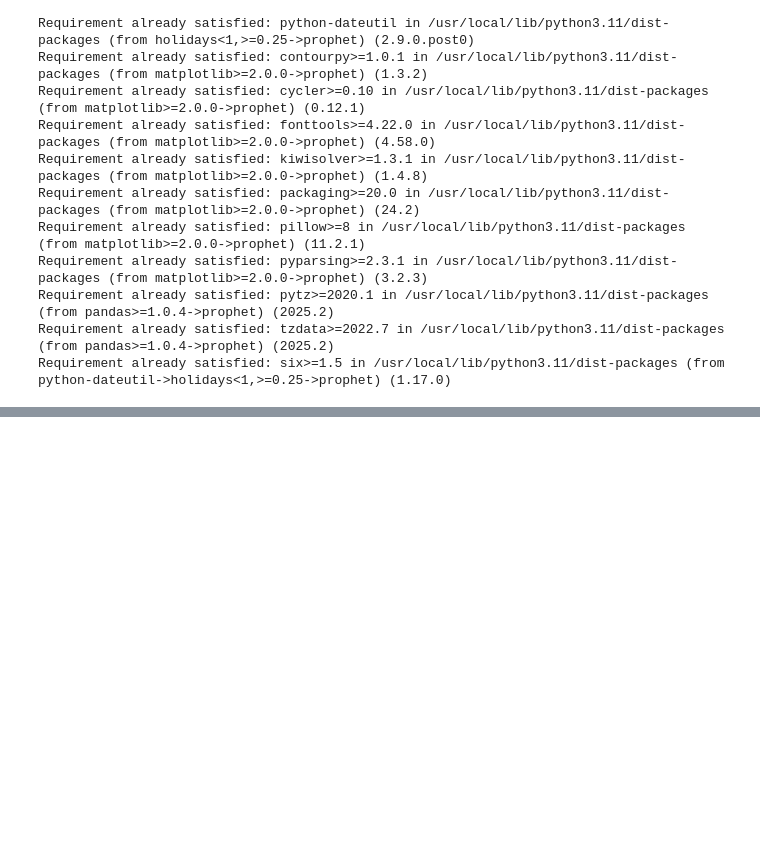
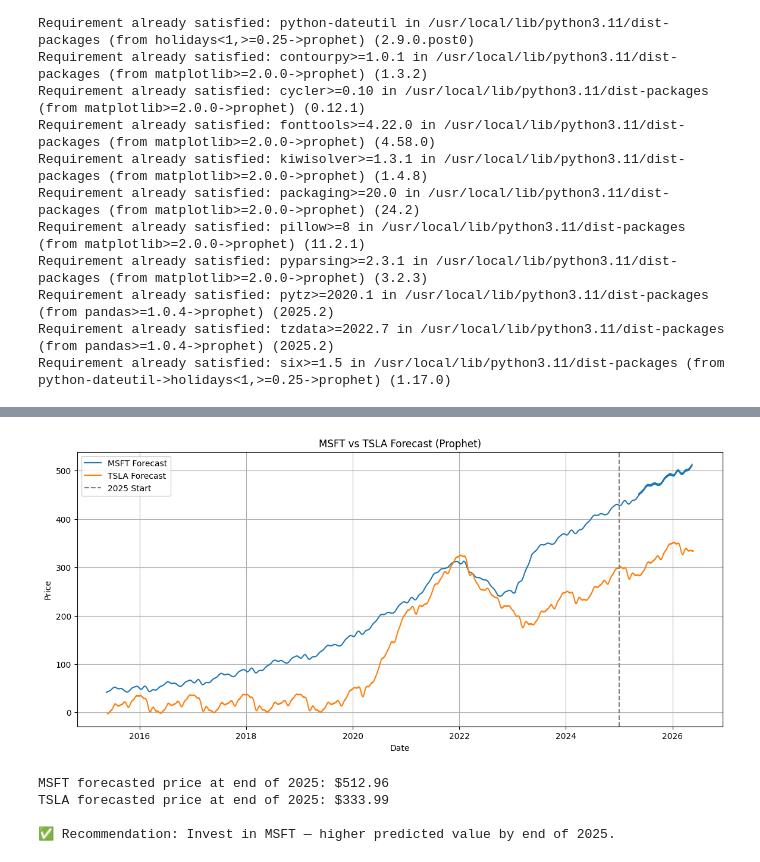
Before and after one commit to HenryLiu0405/Stock-Price-Prediction, a Jupyter notebook: Stock_Price_Predition.ipynb, the cells around one changed output, grey strips where cells are left out. Drawn from its saved outputs; the diff is of its cells as text; code cells hidden in the pictures; blank space fills up the shorter version.

```diff
--- a/Stock_Price_Predition.ipynb
+++ b/Stock_Price_Predition.ipynb
@@ -405,0 +137,31 @@ LSTM模型评估：
+# %%
+# Plot both forecasts together
+plt.figure(figsize=(14, 6))
+plt.plot(forecast1['ds'], forecast1['yhat'], label='MSFT Forecast')
+plt.plot(forecast2['ds'], forecast2['yhat'], label='TSLA Forecast')
+plt.axvline(pd.to_datetime('2025-01-01'), color='gray', linestyle='--', label='2025 Start')
+plt.title("MSFT vs TSLA Forecast (Prophet)")
+plt.xlabel("Date")
+plt.ylabel("Price")
+plt.legend()
+plt.grid(True)
+plt.show()
+# %% [output]
+[figure, added]
+# %%
+# Compare End of 2025 Predictions
+end_2025_msft = forecast1[forecast1['ds'] == forecast1['ds'].max()]['yhat'].values[0]
+end_2025_tsla = forecast2[forecast2['ds'] == forecast2['ds'].max()]['yhat'].values[0]
+
+print(f"MSFT forecasted price at end of 2025: ${end_2025_msft:.2f}")
+print(f"TSLA forecasted price at end of 2025: ${end_2025_tsla:.2f}")
+
+if end_2025_msft > end_2025_tsla:
+    print("\n Recommendation: Invest in MSFT — higher predicted value by end of 2025.")
+else:
+    print("\n Recommendation: Invest in TSLA — higher predicted value by end of 2025.")
+# %% [output]
+MSFT forecasted price at end of 2025: $512.96
+TSLA forecasted price at end of 2025: $333.99
+
+✅ Recommendation: Invest in MSFT — higher predicted value by end of 2025.
```
Also changed, not shown: parts of 51 cells of this notebook.
